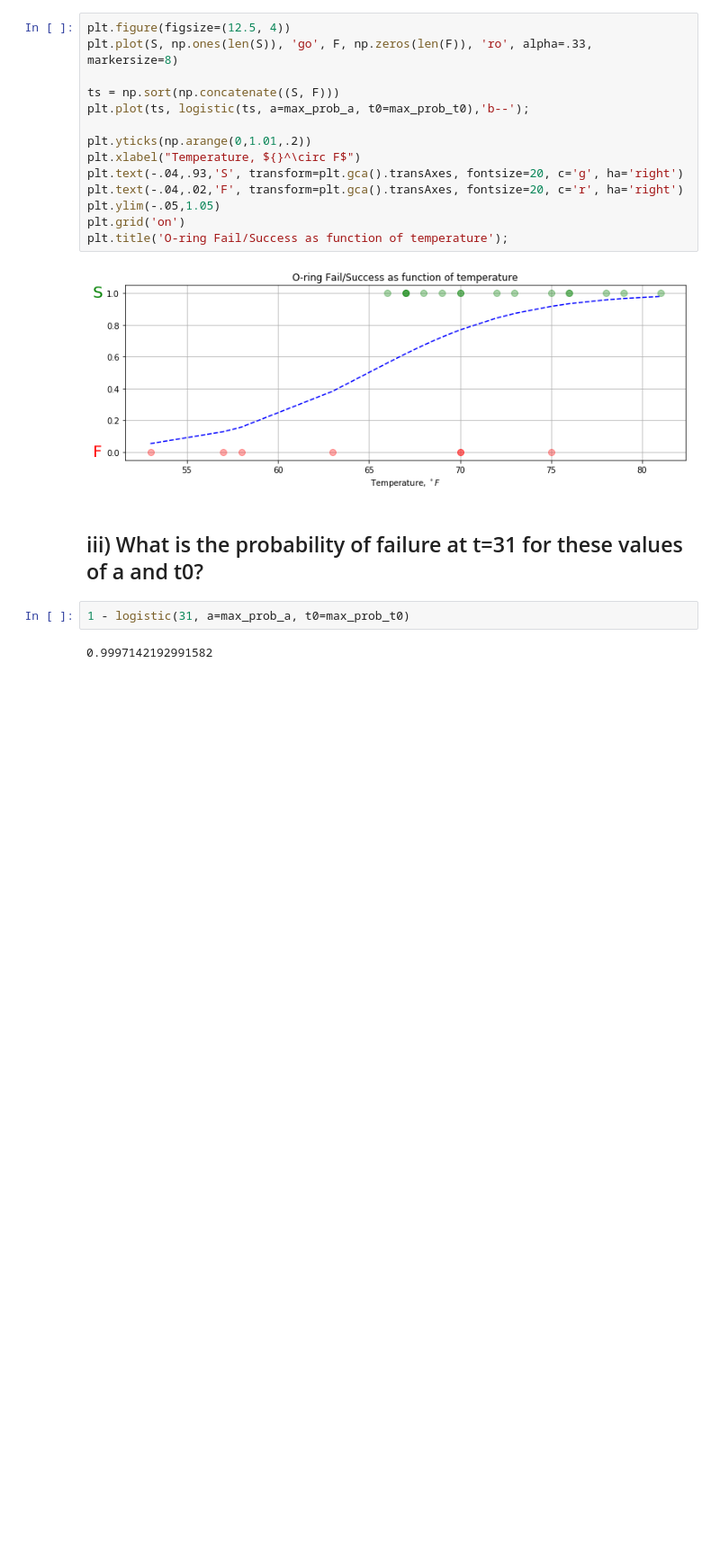
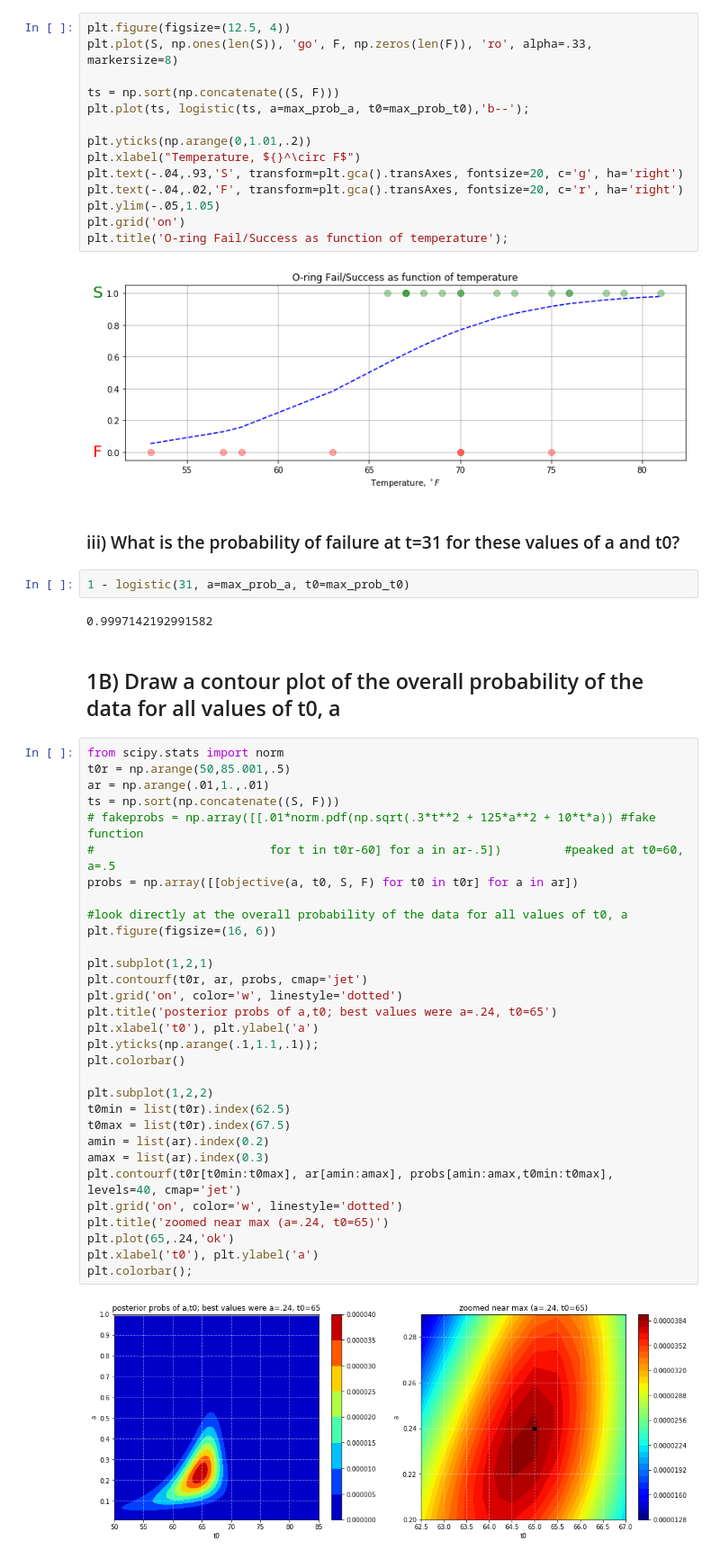
Before and after one commit to emtseng/sp20-info6010, a Jupyter notebook: s2.ipynb, the cells around one changed output. Shown: that part at 90% size. Saved outputs shown, nothing was run; the diff lists cells and outputs as text; blank space fills up the shorter version.

```diff
--- a/s2.ipynb
+++ b/s2.ipynb
@@ -71,8 +71,43 @@ plt.title('O-ring Fail/Success as function of temperature');
 # %% [output]
 [figure]
 # %% [markdown]
-## iii) What is the probability of failure at t=31 for these values of a and t0?
+### iii) What is the probability of failure at t=31 for these values of a and t0?
 # %%
 1 - logistic(31, a=max_prob_a, t0=max_prob_t0)
 # %% [output]
 0.9997142192991582
+# %% [markdown]
+## 1B) Draw a contour plot of the overall probability of the data for all values of t0, a
+# %%
+from scipy.stats import norm
+t0r = np.arange(50,85.001,.5)
+ar = np.arange(.01,1.,.01)
+ts = np.sort(np.concatenate((S, F)))
+# fakeprobs = np.array([[.01*norm.pdf(np.sqrt(.3*t**2 + 125*a**2 + 10*t*a)) #fake function
+#                         for t in t0r-60] for a in ar-.5])         #peaked at t0=60, a=.5
+probs = np.array([[objective(a, t0, S, F) for t0 in t0r] for a in ar])
+
+#look directly at the overall probability of the data for all values of t0, a
+plt.figure(figsize=(16, 6))
+
+plt.subplot(1,2,1)
+plt.contourf(t0r, ar, probs, cmap='jet')
+plt.grid('on', color='w', linestyle='dotted')
+plt.title('posterior probs of a,t0; best values were a=.24, t0=65')
+plt.xlabel('t0'), plt.ylabel('a')
+plt.yticks(np.arange(.1,1.1,.1));
+plt.colorbar()
+
+plt.subplot(1,2,2)
+t0min = list(t0r).index(62.5)
+t0max = list(t0r).index(67.5)
+amin = list(ar).index(0.2)
+amax = list(ar).index(0.3)
+plt.contourf(t0r[t0min:t0max], ar[amin:amax], probs[amin:amax,t0min:t0max], levels=40, cmap='jet')
+plt.grid('on', color='w', linestyle='dotted')
+plt.title('zoomed near max (a=.24, t0=65)')
+plt.plot(65,.24,'ok')
+plt.xlabel('t0'), plt.ylabel('a')
+plt.colorbar();
+# %% [output]
+[figure, added]
```
Also changed, not shown: parts of 6 cells of this notebook, 1 other file.
